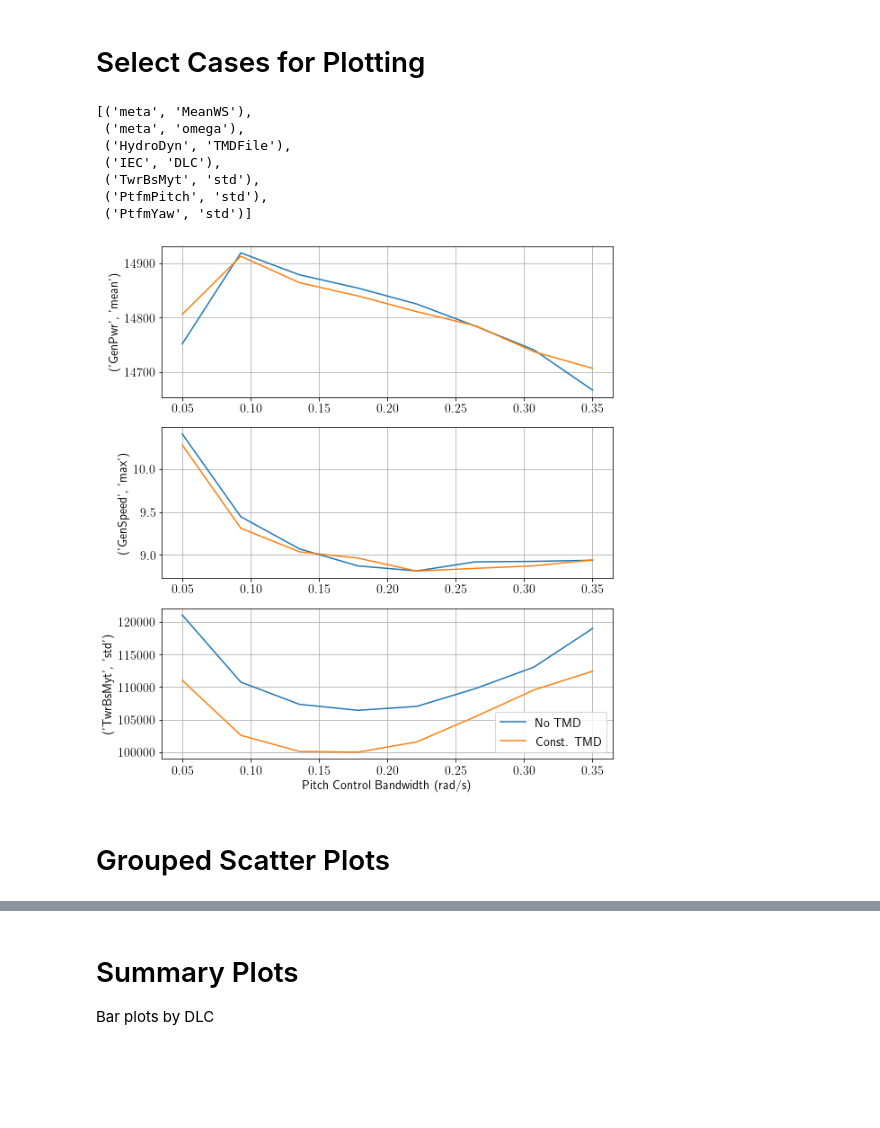
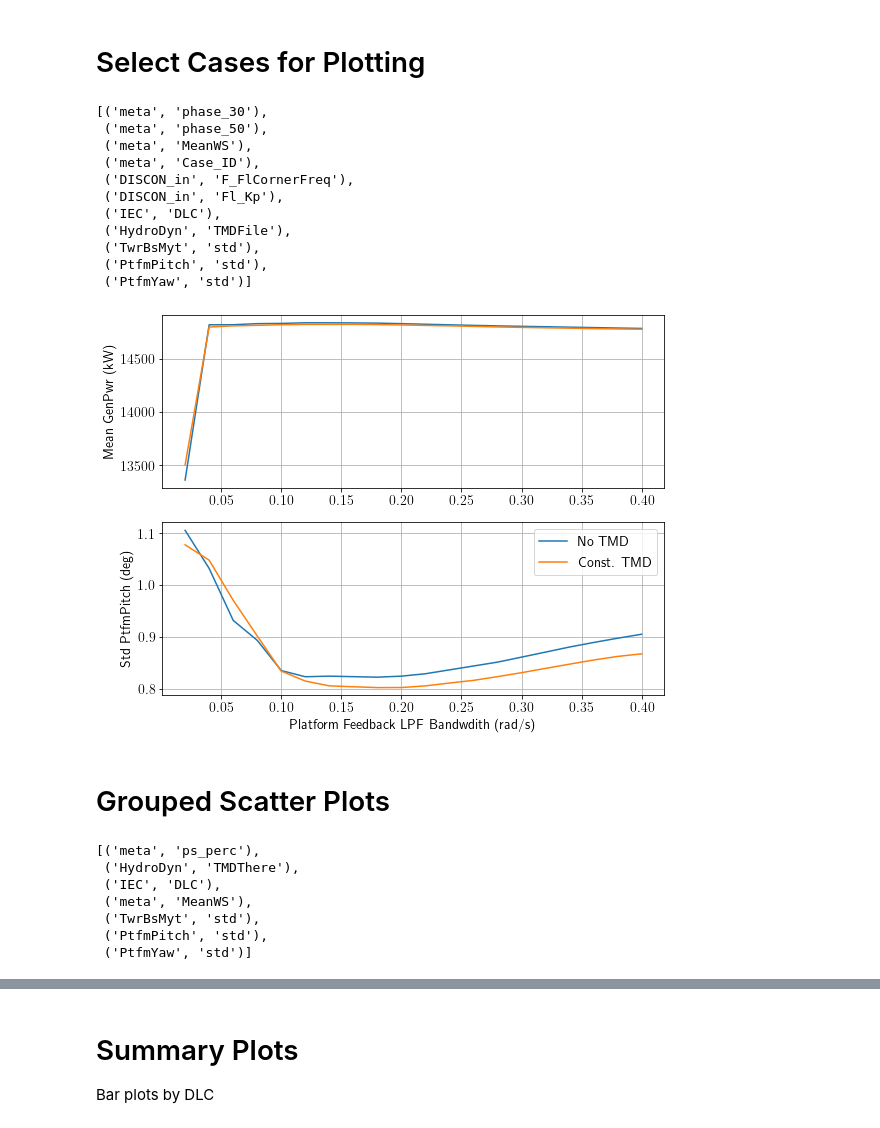
Before and after one commit to dzalkind/WEIS, a Jupyter notebook: examples/aeroelasticse/rev_NASA.ipynb, the cells around one changed output, grey strips where cells are left out. Saved outputs shown, nothing was run; the diff lists cells and outputs as text; code cells hidden in the pictures; blank space fills up the shorter version.

```diff
--- a/examples/aeroelasticse/rev_NASA.ipynb
+++ b/examples/aeroelasticse/rev_NASA.ipynb
@@ -25,7 +25,7 @@ import matplotlib.pyplot as plt
 # Test Results Directory
 Select `test_case`
 # %%
-test_case = 'c_pitch'
+test_case = 'c_fl_phase'
 
 
 if test_case == 'no_mass':
@@ -180,7 +183,7 @@ for i_test, test in enumerate(test_dir):
     #     fp[i_test].DEL_info = [('TwrBsMyt', 4)]#, ('RootMyb2', 10), ('RootMyb3', 10)]
 
 
-        fp[i_test].verbose                  = False
+        fp[i_test].verbose                  = True
         fp[i_test].save_LoadRanking         = True
         fp[i_test].save_SummaryStats        = True
 
@@ -190,6 +193,7 @@ for i_test, test in enumerate(test_dir):
         fp[i_test].ranking_vars.append(['TwrBsMxt']), fp[i_test].ranking_stats.append('max')
         fp[i_test].ranking_vars.append(['NcIMUTAxs']), fp[i_test].ranking_stats.append('std')
         fp[i_test].ranking_vars.append(['NcIMUTAys']), fp[i_test].ranking_stats.append('std')
+        fp[i_test].channels_magnitude = {'TwrBsM': ['TwrBsMyt','TwrBsMxt']}
 
         stats[i_test], load_rankings[i_test] = fp[i_test].batch_processing()
 
@@ -212,6 +216,8 @@ for i_test, test in enumerate(test_dir):
 #     cm0 = cm
 
 # st.index = st['dataset_0']['meta']['name']
+
+# len(outfiles[0])
 # %% [markdown]
 Look at raw data here
 # %%
@@ -265,7 +262,8 @@ if True:
 if test_case in ['no_mass','const_wn','ideal_wn','controlled_wn']:
     parameters = [
         ('meta','MeanWS'),
-        ('IEC','DLC')
+        ('IEC','DLC'),
+        ('HydroDyn','WaveDir')
     ]
 elif 'wave_dir' in test_case:
     parameters = [
@@ -507,10 +505,14 @@ parameters
 # ind_no_mass
 # stp[0][parameters[param_ind]]
 # %% [output]
-[('meta', 'MeanWS'),
- ('meta', 'omega'),
+[('meta', 'phase_30'),
+ ('meta', 'phase_50'),
+ ('meta', 'MeanWS'),
+ ('meta', 'Case_ID'),
+ ('DISCON_in', 'F_FlCornerFreq'),
+ ('DISCON_in', 'Fl_Kp'),
+ ('IEC', 'DLC'),
  ('HydroDyn', 'TMDFile'),
- ('IEC', 'DLC'),
  ('TwrBsMyt', 'std'),
  ('PtfmPitch', 'std'),
  ('PtfmYaw', 'std')]
@@ -518,13 +520,16 @@ parameters
 ss_channels = [
                ('GenPwr','mean'),
 #                ('GenPwr','max'),
-               ('GenSpeed','max'),
+#                ('GenSpeed','max'),
 #                ('TwrBsMyt','max'),
-               ('TwrBsMyt','std'),
+#                ('TwrBsMyt','std'),
 #                ('TwrBsMxt','std'),
-#                ('PtfmPitch','std'),
+               ('PtfmPitch','std'),
 #                ('PtfmRoll','std'),
 #                ('PtfmHeave','std'),
+#                ('PtfmSurge','std'),
+#                ('PtfmSway','std'),
+#                ('PtfmYaw','std'),
 #                ('NcIMUTAxs','std'),
 #                ('NcIMUTAys','std'),
               ]
@@ -541,46 +546,58 @@ for st_i in stp:
     for ichan, chan in enumerate(ss_channels):
         st_i[parameters[param_ind]]
 #         ax[ichan].scatter(st_i[parameters[param_ind]].loc[indSel],st_i[chan[0],chan[1]].loc[indSel])
-        if test_case in ['no_mass','const_wn','ideal_wn','controlled_wn']:
+        if test_case in ['no_mass','const_wn','ideal_wn','controlled_wn','sweep_wn']:
             ax[ichan].scatter(st_i[parameters[param_ind]],st_i[chan[0],chan[1]])
         else:
             ax[ichan].plot(st_i[parameters[param_ind]],st_i[chan[0],chan[1]])
         ax[ichan].set_xlabel(parameters[param_ind][1])
         ax[ichan].set_ylabel(chan)
         ax[ichan].grid(True)
 
         if ichan < len(ss_channels)-1:
             ax[ichan].set_xlabel('')
         else:
-            ax[ichan].set_xlabel('Pitch Control Bandwidth (rad/s)')
+            ax[ichan].set_xlabel('Platform Feedback LPF Bandwdith (rad/s)')
 
-        if False:
-            units = ['kW','kNm','kNm']
+        if True:
+            units = ['kW','deg','kNm']
             ax[ichan].set_ylabel(chan[1].capitalize() + ' ' + chan[0] + ' (' + units[ichan] + ')')
 
 # Print Max Rot Thrust
 
 # st_i[parameters[param_ind]].loc[indSel]
 # parameters[param_ind]
 
 # stp[1]
 # ws
 
 if True:
     plt.legend(('No TMD','Const. TMD'))
     save_dir = '/Users/dzalkind/Projects/NASA/Documents/Memo'
 
     plt.savefig(os.path.join(save_dir,test_case))
 
 plt.show()
 
 # test_dir   = ['/Users/dzalkind/Tools/WEIS-3/results/UMaine-Fixed/DISCON_fixed_ps100/ntm',
 #               '/Users/dzalkind/Tools/WEIS-3/results/UMaine-Fixed/DISCON_fixed_ps080/ntm',
 #              '/Users/dzalkind/Tools/WEIS-3/results/UMaine-Fixed/DISCON_fixed_ps100_const_pwr/ntm']
 # %% [output]
-[figure, old version]
+[figure, new version]
 # %% [markdown]
 # Grouped Scatter Plots
+# %%
+# play/debugging
+
+parameters
+# %% [output]
+[('meta', 'ps_perc'),
+ ('HydroDyn', 'TMDThere'),
+ ('IEC', 'DLC'),
+ ('meta', 'MeanWS'),
+ ('TwrBsMyt', 'std'),
+ ('PtfmPitch', 'std'),
+ ('PtfmYaw', 'std')]
 # %%
 ss_channels = [
                [
```
Also changed, not shown: parts of 12 cells of this notebook, 1 other file.
